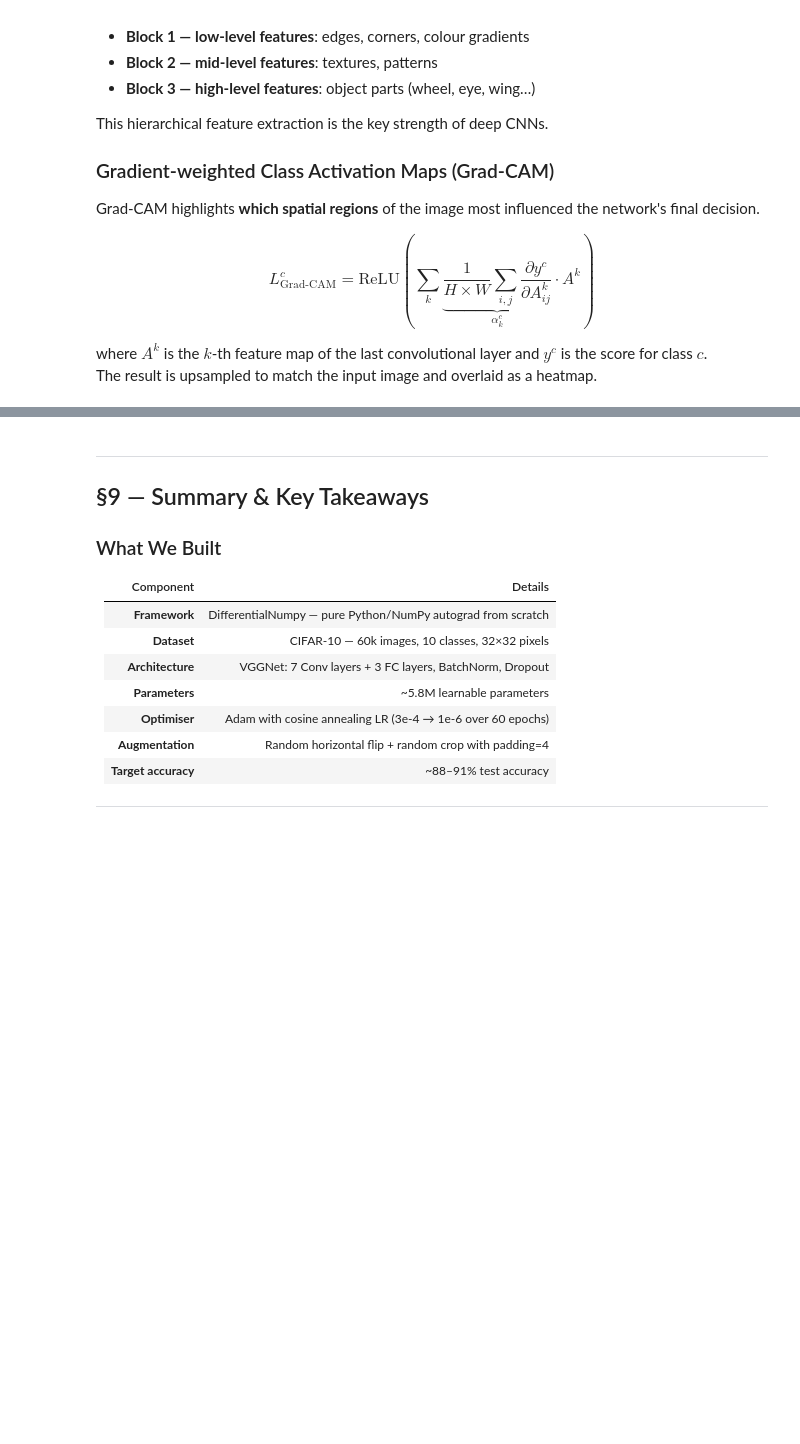
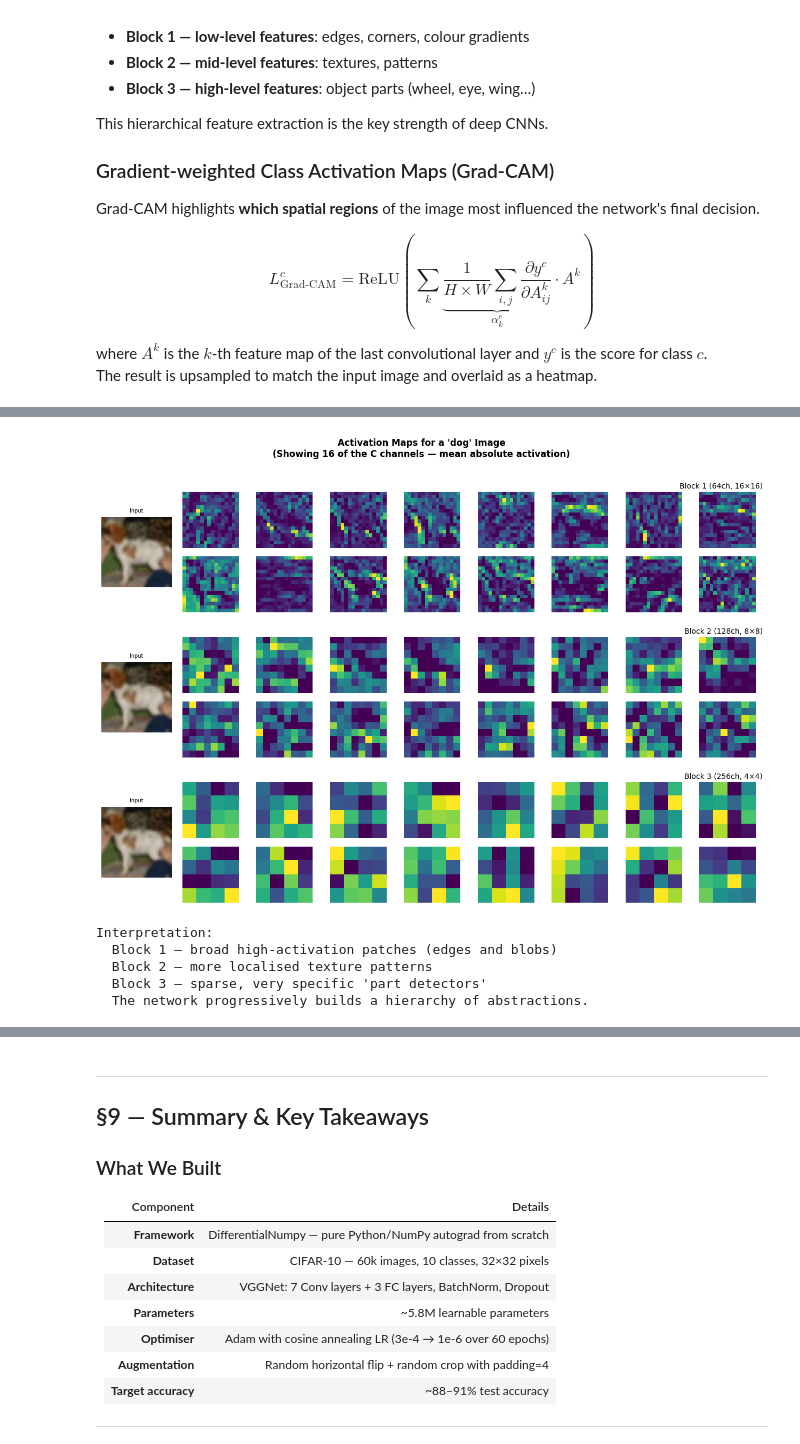
Before and after one commit to Seydifa/AutoDiff-Numpy, a Jupyter notebook: notebooks/vision_example.ipynb, the cells around one changed output, grey strips where cells are left out. Cells and saved outputs as stored; diff of their text form; code cells hidden in the pictures; blank space fills up the shorter version.

```diff
--- a/notebooks/vision_example.ipynb
+++ b/notebooks/vision_example.ipynb
@@ -1054,16 +1365,16 @@ with session.no_grad():
 
     # Block 1
     h = model.block1_a(x_t); h = model.block1_b(h);  h = model.pool1(h)
-    activations["Block 1 (64ch, 16×16)"] = np.asarray(h.data)[0]   # (64,16,16)
+    activations["Block 1 (64ch, 16×16)"] = as_numpy(h.data)[0]   # (64,16,16)
 
     # Block 2
     h = model.block2_a(h); h = model.block2_b(h);  h = model.pool2(h)
-    activations["Block 2 (128ch, 8×8)"] = np.asarray(h.data)[0]    # (128,8,8)
+    activations["Block 2 (128ch, 8×8)"] = as_numpy(h.data)[0]    # (128,8,8)
 
     # Block 3
     h = model.block3_a(h); h = model.block3_b(h); h = model.block3_c(h)
     h = model.pool3(h)
-    activations["Block 3 (256ch, 4×4)"] = np.asarray(h.data)[0]    # (256,4,4)
+    activations["Block 3 (256ch, 4×4)"] = as_numpy(h.data)[0]    # (256,4,4)
 
 # Display 16 channels from each block
 fig, big_axes = plt.subplots(3, 1, figsize=(16, 10))
@@ -1077,33 +1388,40 @@ for row_i, (block_name, act) in enumerate(activations.items()):
     # Select the 16 channels with highest mean activation
     mean_act = act.mean(axis=(1, 2))
     top16    = np.argsort(mean_act)[-16:][::-1]
 
     inner = gridspec.GridSpecFromSubplotSpec(2, 9, subplot_spec=big_axes[row_i].get_subplotspec(),
                                              wspace=0.05, hspace=0.15)
     big_axes[row_i].axis("off")
     big_axes[row_i].set_title(block_name, fontsize=10, loc="right", pad=4)
 
     # Original image (upsampled for clarity)
     ax0 = fig.add_subplot(inner[:, 0])
     ax0.imshow(orig_img, interpolation="bilinear")
     ax0.set_title("Input", fontsize=7)
     ax0.axis("off")
 
     # 16 activation channels (2 rows × 8 cols)
     for k, ch in enumerate(top16):
         r, c = divmod(k, 8)
         ax   = fig.add_subplot(inner[r, c + 1])
         ax.imshow(act[ch], cmap="viridis", interpolation="nearest")
         ax.axis("off")
 
 plt.savefig("activation_maps.png", dpi=100, bbox_inches="tight")
 plt.show()
 
 print("Interpretation:")
 print("  Block 1 — broad high-activation patches (edges and blobs)")
 print("  Block 2 — more localised texture patterns")
 print("  Block 3 — sparse, very specific 'part detectors'")
 print("  The network progressively builds a hierarchy of abstractions.")
+# %% [output]
+[figure, added]
+Interpretation:
+  Block 1 — broad high-activation patches (edges and blobs)
+  Block 2 — more localised texture patterns
+  Block 3 — sparse, very specific 'part detectors'
+  The network progressively builds a hierarchy of abstractions.
 # %%
 # ── Grad-CAM on the last convolutional block ──────────────────────────────────
 def grad_cam(model, x_np, target_class, device="cpu"):
```
Also changed, not shown: parts of 19 cells of this notebook, 3 other files.
